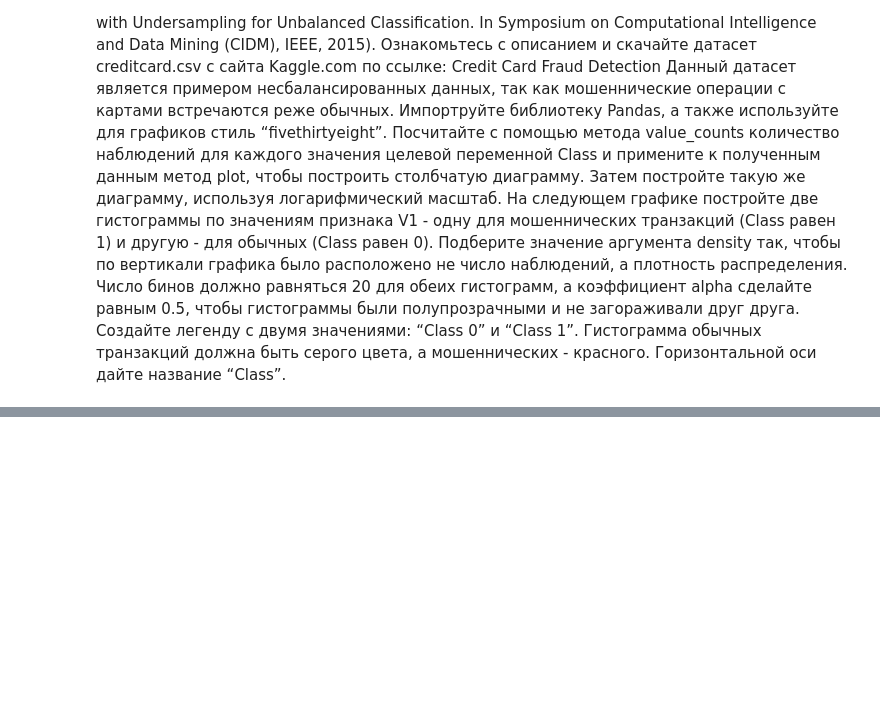
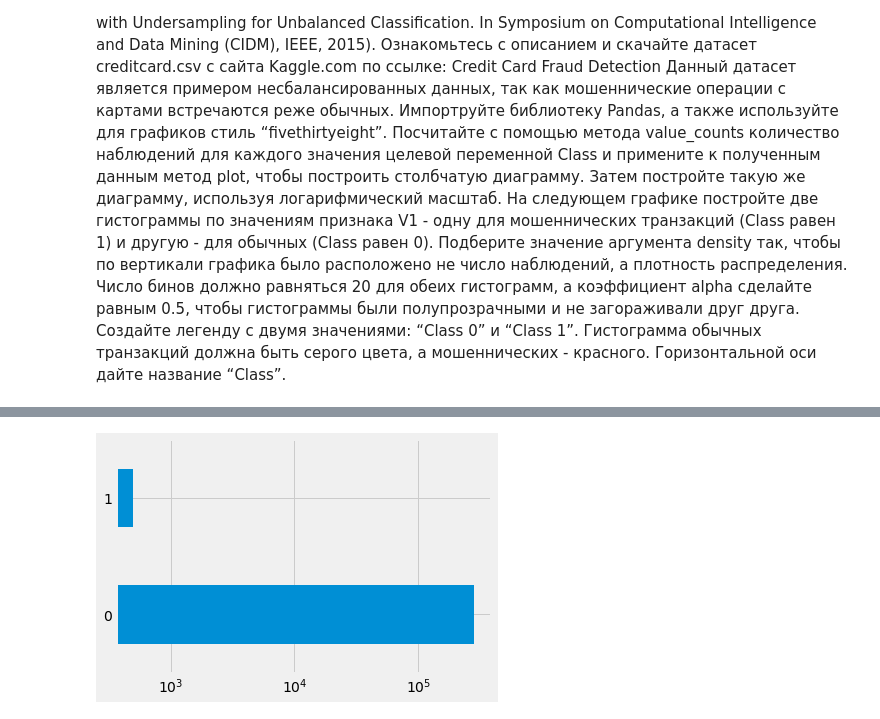
Before and after one commit to Olga57/Python-for-Data-Science, a Jupyter notebook: Homework-2_(lesson_4).ipynb, the cells around one changed output, grey strips where cells are left out. Drawn from its saved outputs; the diff is of its cells as text; code cells hidden in the pictures; blank space fills up the shorter version.

```diff
--- a/Homework-2_(lesson_4).ipynb
+++ b/Homework-2_(lesson_4).ipynb
@@ -165,0 +172,5 @@ OSError: [Errno 22] Invalid argument: 'D:\\Обучение Big Data\\Библи
+# %%
+class_list.plot(kind='barh', logx=True)
+plt.show()
+# %% [output]
+[figure, added]
```
Also changed, not shown: parts of 6 cells of this notebook.
